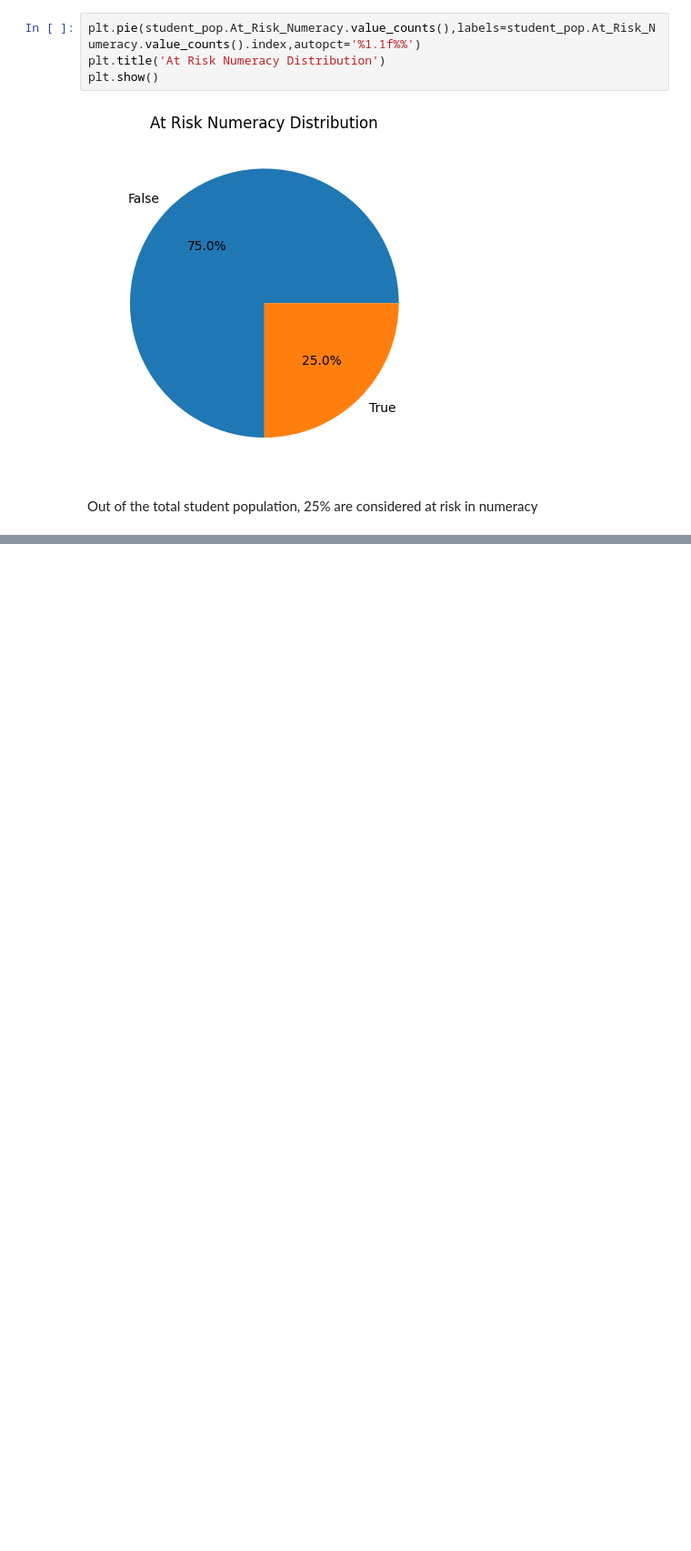
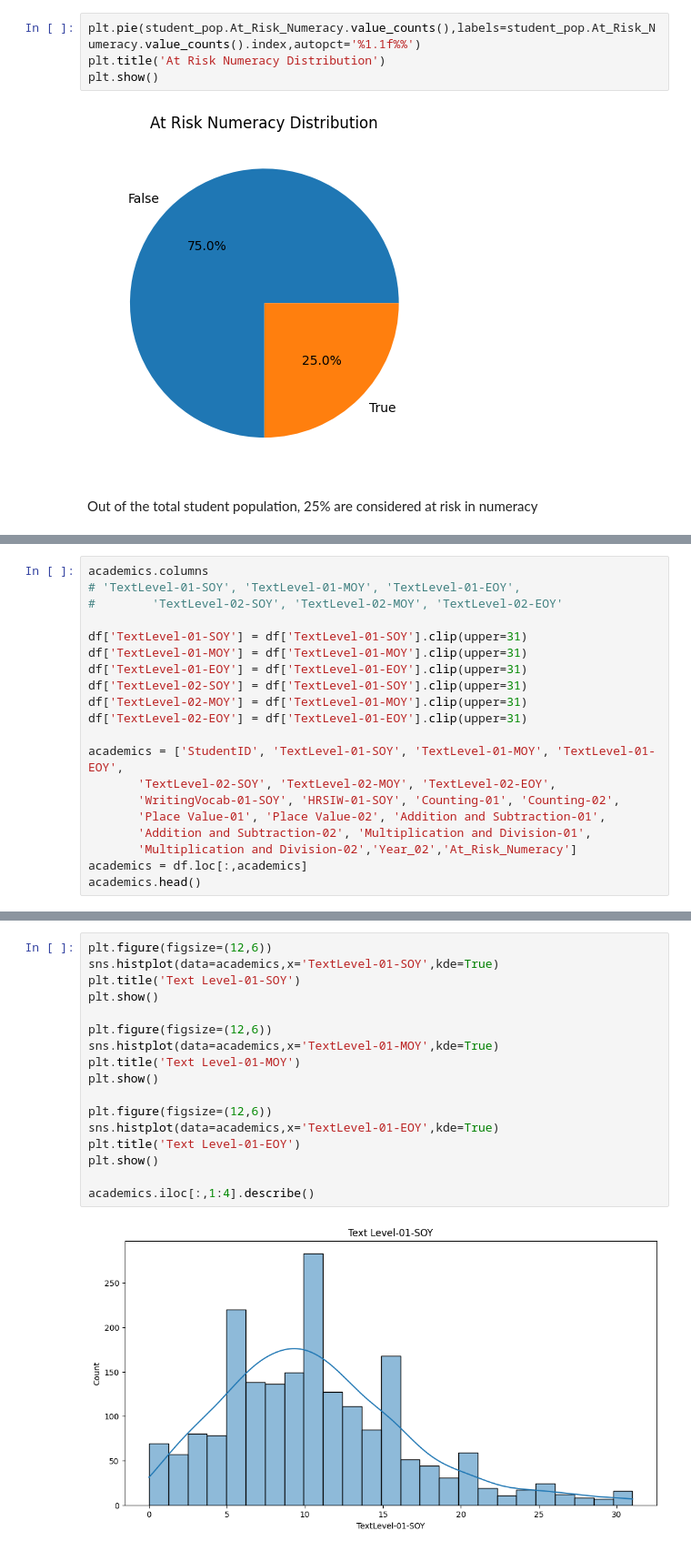
Before and after one commit to anshumbanga/Projects, a Jupyter notebook: LA4_SCHOOL/LA4 Schools Exploratory Data Analysis.ipynb, the cells around one changed output, grey strips where cells are left out. Shown at 91% size. Saved outputs shown, nothing was run; the diff lists cells and outputs as text; blank space fills up the shorter version.

```diff
--- a/LA4_SCHOOL/LA4 Schools Exploratory Data Analysis.ipynb
+++ b/LA4_SCHOOL/LA4 Schools Exploratory Data Analysis.ipynb
@@ -367,0 +385,20 @@ academics.head()
+# %%
+academics.columns
+# 'TextLevel-01-SOY', 'TextLevel-01-MOY', 'TextLevel-01-EOY',
+#        'TextLevel-02-SOY', 'TextLevel-02-MOY', 'TextLevel-02-EOY'
+
+df['TextLevel-01-SOY'] = df['TextLevel-01-SOY'].clip(upper=31)
+df['TextLevel-01-MOY'] = df['TextLevel-01-MOY'].clip(upper=31)
+df['TextLevel-01-EOY'] = df['TextLevel-01-EOY'].clip(upper=31)
+df['TextLevel-02-SOY'] = df['TextLevel-01-SOY'].clip(upper=31)
+df['TextLevel-02-MOY'] = df['TextLevel-01-MOY'].clip(upper=31)
+df['TextLevel-02-EOY'] = df['TextLevel-01-EOY'].clip(upper=31)
+
+academics = ['StudentID', 'TextLevel-01-SOY', 'TextLevel-01-MOY', 'TextLevel-01-EOY',
+       'TextLevel-02-SOY', 'TextLevel-02-MOY', 'TextLevel-02-EOY',
+       'WritingVocab-01-SOY', 'HRSIW-01-SOY', 'Counting-01', 'Counting-02',
+       'Place Value-01', 'Place Value-02', 'Addition and Subtraction-01',
+       'Addition and Subtraction-02', 'Multiplication and Division-01',
+       'Multiplication and Division-02','Year_02','At_Risk_Numeracy']
+academics = df.loc[:,academics]
+academics.head()
@@ -367,0 +412,19 @@ academics.head()
+# %%
+plt.figure(figsize=(12,6))
+sns.histplot(data=academics,x='TextLevel-01-SOY',kde=True)
+plt.title('Text Level-01-SOY')
+plt.show()
+
+plt.figure(figsize=(12,6))
+sns.histplot(data=academics,x='TextLevel-01-MOY',kde=True)
+plt.title('Text Level-01-MOY')
+plt.show()
+
+plt.figure(figsize=(12,6))
+sns.histplot(data=academics,x='TextLevel-01-EOY',kde=True)
+plt.title('Text Level-01-EOY')
+plt.show()
+
+academics.iloc[:,1:4].describe()
+# %% [output]
+[figure, added]
```
Also changed, not shown: parts of 9 cells of this notebook.
